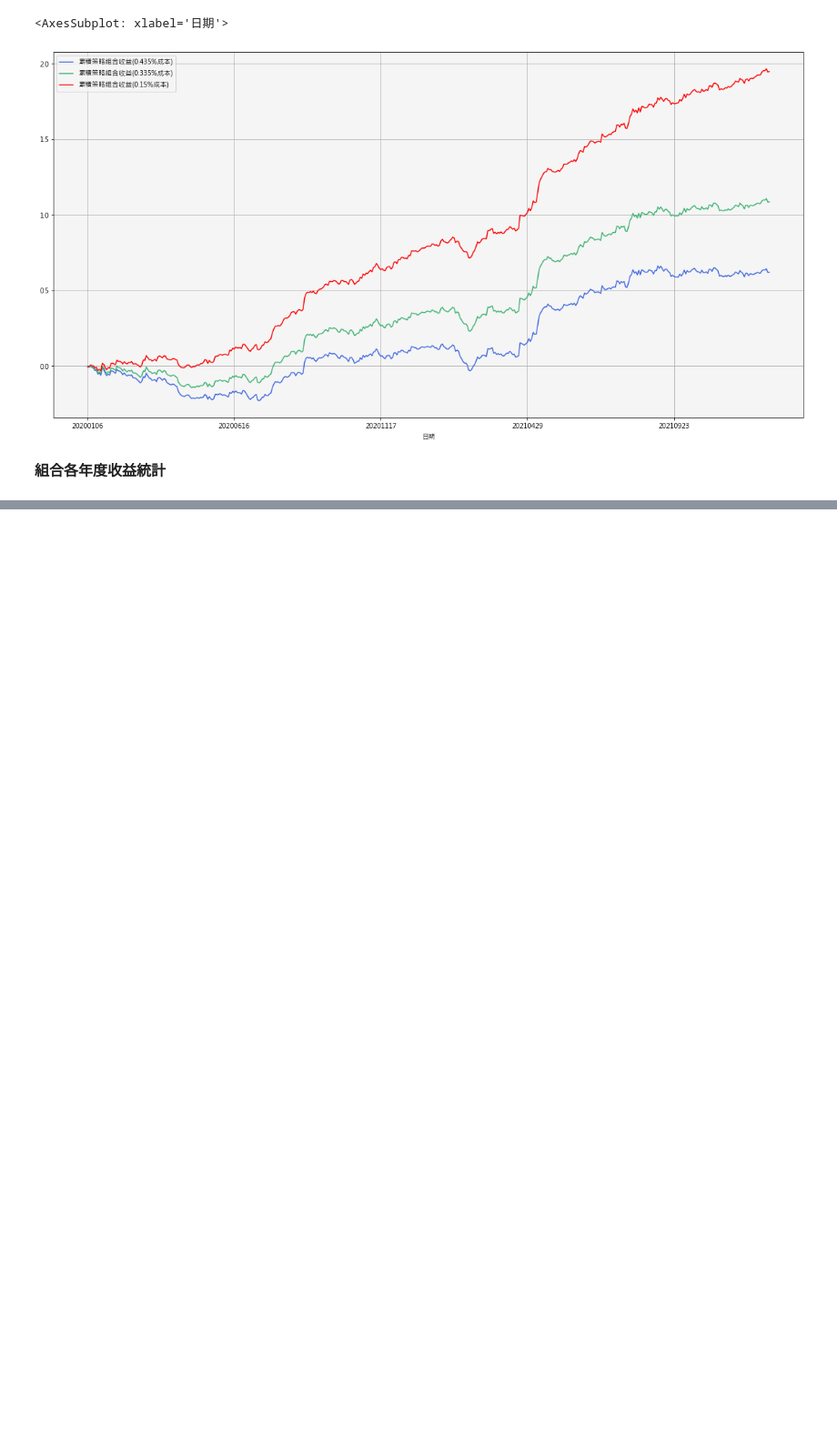
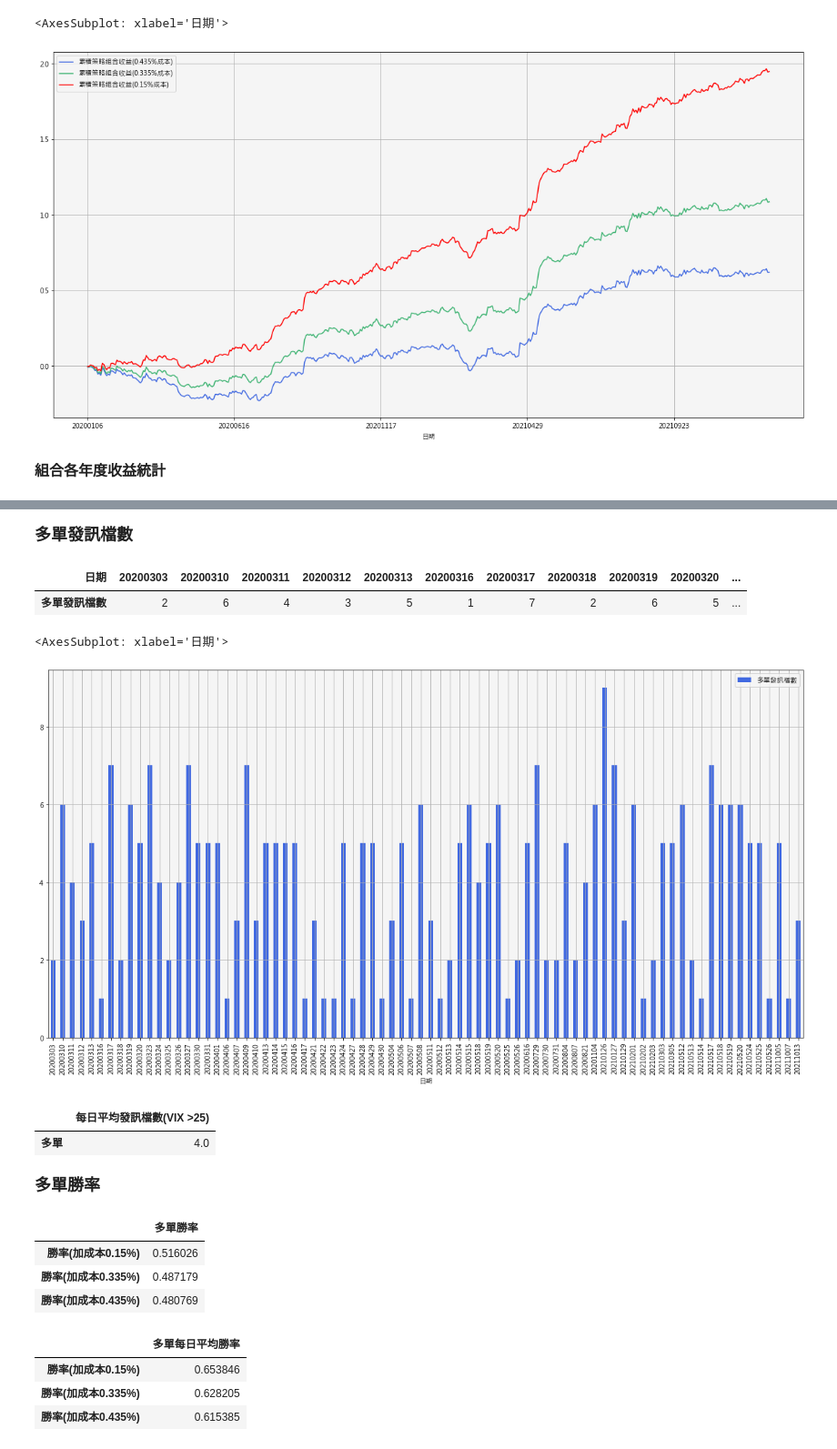
Before and after one commit to ErebusTW/Merge-by-date, a Jupyter notebook: 策略回測結果.ipynb, the cells around one changed output, grey strips where cells are left out. Shown at 91% size. Drawn from its saved outputs; the diff is of its cells as text; code cells hidden in the pictures; blank space fills up the shorter version.

```diff
--- a/策略回測結果.ipynb
+++ b/策略回測結果.ipynb
@@ -1356,0 +1388,14 @@ make_stats(returns_day,returns,'策略組合收益')
+# %%
+transactions_long = pd.read_csv(r"Z:\07個人\ChiehLin\數位金融部修正回測結果\決定版\Rbreaker9%停利3%停損_多.csv")
+transactions_short = pd.read_csv(r"Z:\07個人\ChiehLin\數位金融部修正回測結果\決定版\Rbreaker9%停利3%停損_空.csv")
+transactions_long.date = pd.to_datetime(transactions_long.date).dt.strftime("%Y%m%d")
+transactions_short.date = pd.to_datetime(transactions_short.date).dt.strftime("%Y%m%d")
+transactions_long = transactions_long[transactions_long['date'].isin(df_vix25['日期'])].reset_index(drop = True)
+# %%
+returns_long = transactions_long.groupby(['date','symbol']).agg({"value":'sum'}).reset_index(drop = False)
+returns_long['returns'] =returns_long['value']/(transactions_long[transactions_long['value'] < 0].reset_index(drop = True)['value'])*-1
+returns_short = transactions_short.groupby(['date','symbol']).agg({"value":'sum'}).reset_index(drop = False)
+returns_short['returns'] =returns_short['value']/transactions_short[transactions_short['value'] > 0].reset_index(drop = True)['value']
+returns_long = returns_long[returns_long['returns'] >= -0.045]
+returns_short = returns_short[(returns_short['returns'] >= -0.045) & (returns_short['returns'] <= 0.15)]
+returns =  pd.concat([returns_long, returns_short])
@@ -1356,0 +1410,7 @@ make_stats(returns_day,returns,'策略組合收益')
+# %%
+returns_long['returns(加成本0.15%)'] = returns_long['returns']-0.0015
+returns_long['returns(加成本0.335%)'] = returns_long['returns']-0.00335
+returns_long['returns(加成本0.435%)'] = returns_long['returns']-0.00435
+returns_short['returns(加成本0.15%)'] = returns_short['returns']-0.0015
+returns_short['returns(加成本0.335%)'] = returns_short['returns']-0.00335
+returns_short['returns(加成本0.435%)'] = returns_short['returns']-0.00435
@@ -1356,0 +1430,13 @@ make_stats(returns_day,returns,'策略組合收益')
+# %%
+returns = returns.rename(columns = {'date':'日期','returns' :'策略組合收益(不加成本)'})
+returns['策略組合收益(0.15%成本)'] =  returns['策略組合收益(不加成本)'] - 0.0015
+returns['策略組合收益(0.335%成本)'] =  returns['策略組合收益(不加成本)'] - 0.00335
+returns['策略組合收益(0.435%成本)'] =  returns['策略組合收益(不加成本)'] - 0.00435
+returns_long = returns_long.rename(columns = {'date':'日期','returns' :'策略多單收益(不加成本)'})
+returns_long['策略多單收益(0.15%成本)'] =  returns_long['策略多單收益(不加成本)'] - 0.0015
+returns_long['策略多單收益(0.335%成本)'] =  returns_long['策略多單收益(不加成本)'] - 0.00335
+returns_long['策略多單收益(0.435%成本)'] =  returns_long['策略多單收益(不加成本)'] - 0.00435
+returns_short = returns_short.rename(columns = {'date':'日期','returns' :'策略空單收益(不加成本)'})
+returns_short['策略空單收益(0.15%成本)'] =  returns_short['策略空單收益(不加成本)'] - 0.0015
+returns_short['策略空單收益(0.335%成本)'] =  returns_short['策略空單收益(不加成本)'] - 0.00335
+returns_short['策略空單收益(0.435%成本)'] =  returns_short['策略空單收益(不加成本)'] - 0.00435
@@ -1356,0 +1457,37 @@ make_stats(returns_day,returns,'策略組合收益')
+# %% [markdown]
+**<font  size=4>多單發訊檔數</font>**
+# %%
+pd.DataFrame(returns_long.groupby('日期')['symbol'].count()).rename(columns={'symbol':'多單發訊檔數'}).T
+# %% [output]
+| 日期 | 20200303 | 20200310 | 20200311 | 20200312 | 20200313 | 20200316 | 20200317 | 20200318 | 20200319 | 20200320 | ... |
+| 多單發訊檔數 | 2 | 6 | 4 | 3 | 5 | 1 | 7 | 2 | 6 | 5 | ... |
+# %%
+pd.DataFrame(returns_long.groupby('日期')['symbol'].count()).rename(columns={'symbol':'多單發訊檔數'}).plot(kind = 'bar',figsize=(20, 10),color = ['royalblue'],grid = True)
+# %% [output]
+<AxesSubplot: xlabel='日期'>
+[figure, added]
+# %%
+pd.DataFrame(pd.DataFrame(returns_long.groupby('日期')['symbol'].count()).rename(columns={'symbol':'多單發訊檔數'}).mean()).rename(columns = {0:'多單'}).rename({'多單發訊檔數':'每日平均發訊檔數(VIX >25)'}).T
+# %% [output]
+|  | 每日平均發訊檔數(VIX >25) |
+| 多單 | 4.0 |
+# %% [markdown]
+**<font  size=4>多單勝率</font>**
+# %%
+pd.concat([pd.DataFrame.from_dict({'多單勝率':len(returns_long[returns_long['returns(加成本0.15%)']>0])/len(returns_long)},orient='index').rename(columns={0:'勝率(加成本0.15%)'}).T,
+pd.DataFrame.from_dict({'多單勝率':len(returns_long[returns_long['returns(加成本0.335%)']>0])/len(returns_long)},orient='index').rename(columns={0:'勝率(加成本0.335%)'}).T,
+pd.DataFrame.from_dict({'多單勝率':len(returns_long[returns_long['returns(加成本0.435%)']>0])/len(returns_long)},orient='index').rename(columns={0:'勝率(加成本0.435%)'}).T])
+# %% [output]
+|  | 多單勝率 |
+| 勝率(加成本0.15%) | 0.516026 |
+| 勝率(加成本0.335%) | 0.487179 |
+| 勝率(加成本0.435%) | 0.480769 |
+# %%
+pd.concat([pd.DataFrame.from_dict({'多單每日平均勝率':len(returns_long_day[returns_long_day['策略多單收益(0.15%成本)'] >0 ])/len(returns_long_day)},orient='index').rename(columns={0:'勝率(加成本0.15%)'}).T,
+pd.DataFrame.from_dict({'多單每日平均勝率':len(returns_long_day[returns_long_day['策略多單收益(0.335%成本)'] >0 ])/len(returns_long_day)},orient='index').rename(columns={0:'勝率(加成本0.335%)'}).T,
+pd.DataFrame.from_dict({'多單每日平均勝率':len(returns_long_day[returns_long_day['策略多單收益(0.435%成本)'] >0 ])/len(returns_long_day)},orient='index').rename(columns={0:'勝率(加成本0.435%)'}).T])
+# %% [output]
+|  | 多單每日平均勝率 |
+| 勝率(加成本0.15%) | 0.653846 |
+| 勝率(加成本0.335%) | 0.628205 |
+| 勝率(加成本0.435%) | 0.615385 |
```
Also changed, not shown: parts of 43 cells of this notebook.
